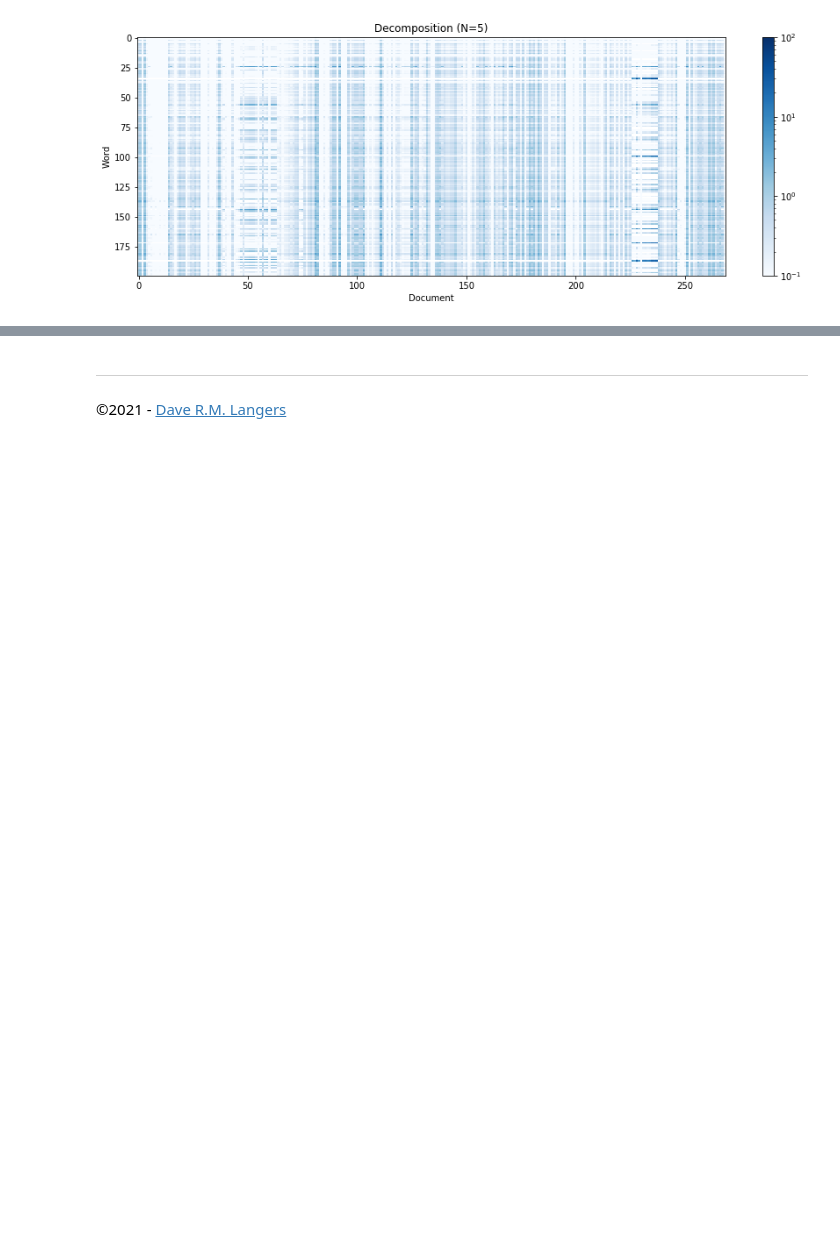
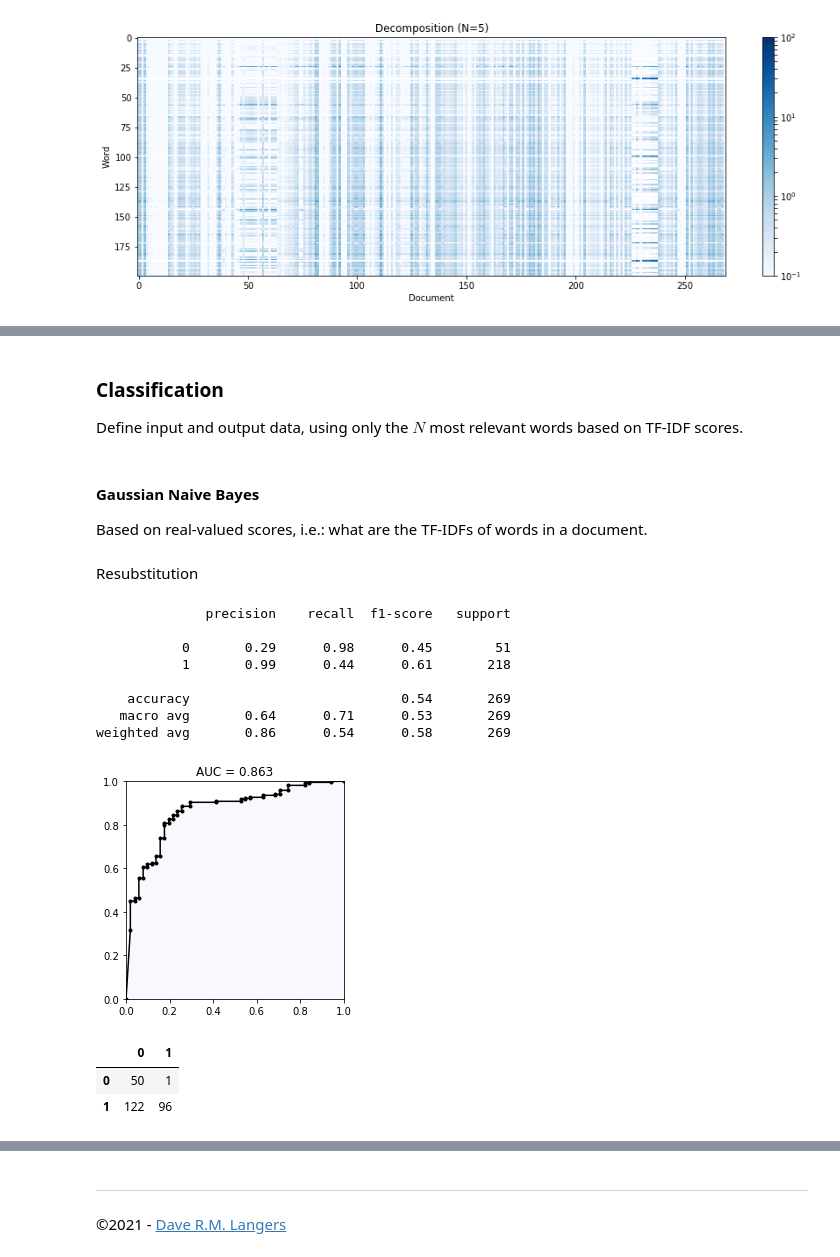
Before and after one commit to fenna/textmining, a Jupyter notebook: DocDirect components.ipynb, the cells around one changed output, grey strips where cells are left out. Cells and saved outputs as stored; diff of their text form; code cells hidden in the pictures; blank space fills up the shorter version.

Commit message:
Notebook bijgewerkt met code om Naive Bayes classifiers te draaien.

```diff
--- a/DocDirect components.ipynb
+++ b/DocDirect components.ipynb
@@ -22,3 +26,13 @@ DICTIONARY = 'OpenTaal_200G.txt'
 #### Prepare data
 
 <div class="alert alert-info">Note: last column from cleaned text file is converted to lower case and final periods are removed!</div>
+# %%
+docnames = pd.read_csv(DOCUMENTS,
+                       sep='\t',
+                       names=['doc', 'name'],
+                       converters={'doc': lambda x: int(x[4:]),
+                                   'name': lambda x: str(x)[:-4]
+                                  },
+                       index_col='doc'
+                      )
+docnames
@@ -49,0 +78,3 @@ corpus
+# %%
+labels = docnames['name'].str.startswith('I') * 1  # "Inv.nr.*" documenten moeten wél bewaard
+print('{:2.1f}% bewaren'.format(100.0 * labels.sum() / len(labels)))
@@ -312 +347,49 @@ wetsvoorstel, lnv, 1994, 1993, regering, private, vergaderjaar, cpb, amendement,
 --------------------------------------------------------------------------------
+# %% [markdown]
+### Classification
+
+Define input and output data, using only the $N$ most relevant words based on TF-IDF scores.
+# %%
+N = 100
+bestwords = np.argsort(tf_idf.sum(axis=1))[::-1]
+X = tf_idf[bestwords[:N], :].T
+Y = labels.values
+# %% [markdown]
+#### Gaussian Naive Bayes
+
+Based on real-valued scores, i.e.: what are the TF-IDFs of words in a document.
+# %%
+def classifier():
+    return GaussianNB()
+# %% [markdown]
+Resubstitution
+# %%
+model = classifier()
+model.fit(X, Y)
+P = model.predict_proba(X)[:, 1]
+
+print(classification_report(Y, P > 0.5))
+
+fpr, tpr, _ = roc_curve(Y, P)
+
+fpr, tpr, _ = roc_curve(Y, P)
+plt.fill_between(fpr, tpr, color='ghostwhite')
+plt.plot(fpr, tpr, '.-k')
+plt.axis('square'); plt.axis([0, 1, 0, 1])
+plt.title(f'AUC = {auc(fpr, tpr):1.3f}')
+plt.show()
+
+pd.DataFrame(confusion_matrix(Y, P > 0.5))
+# %% [output]
+              precision    recall  f1-score   support
+
+           0       0.29      0.98      0.45        51
+           1       0.99      0.44      0.61       218
+
+    accuracy                           0.54       269
+   macro avg       0.64      0.71      0.53       269
+weighted avg       0.86      0.54      0.58       269
+[figure, added]
+|  | 0 | 1 |
+| 0 | 50 | 1 |
+| 1 | 122 | 96 |
```
Also changed, not shown: parts of 23 cells of this notebook.
